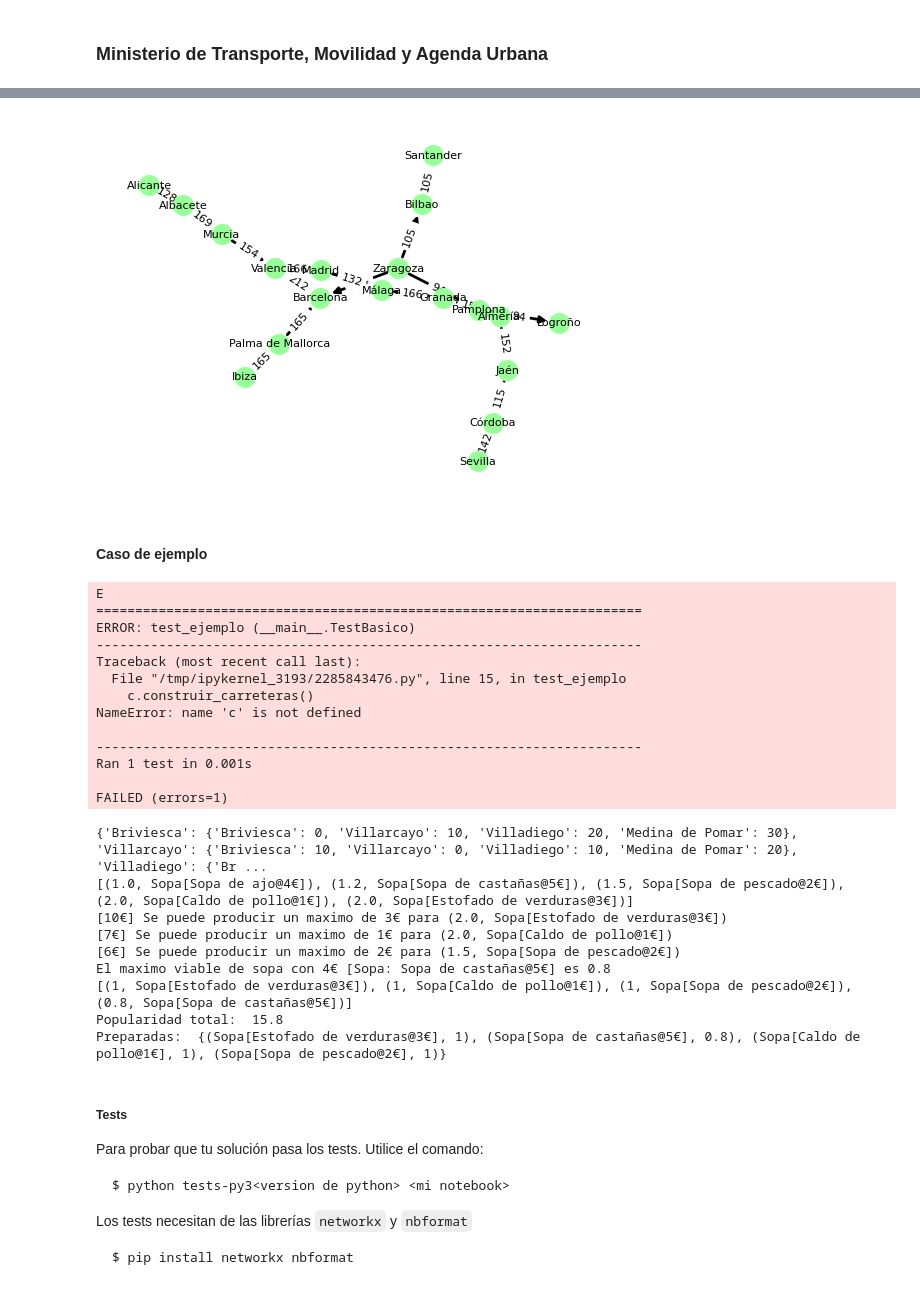
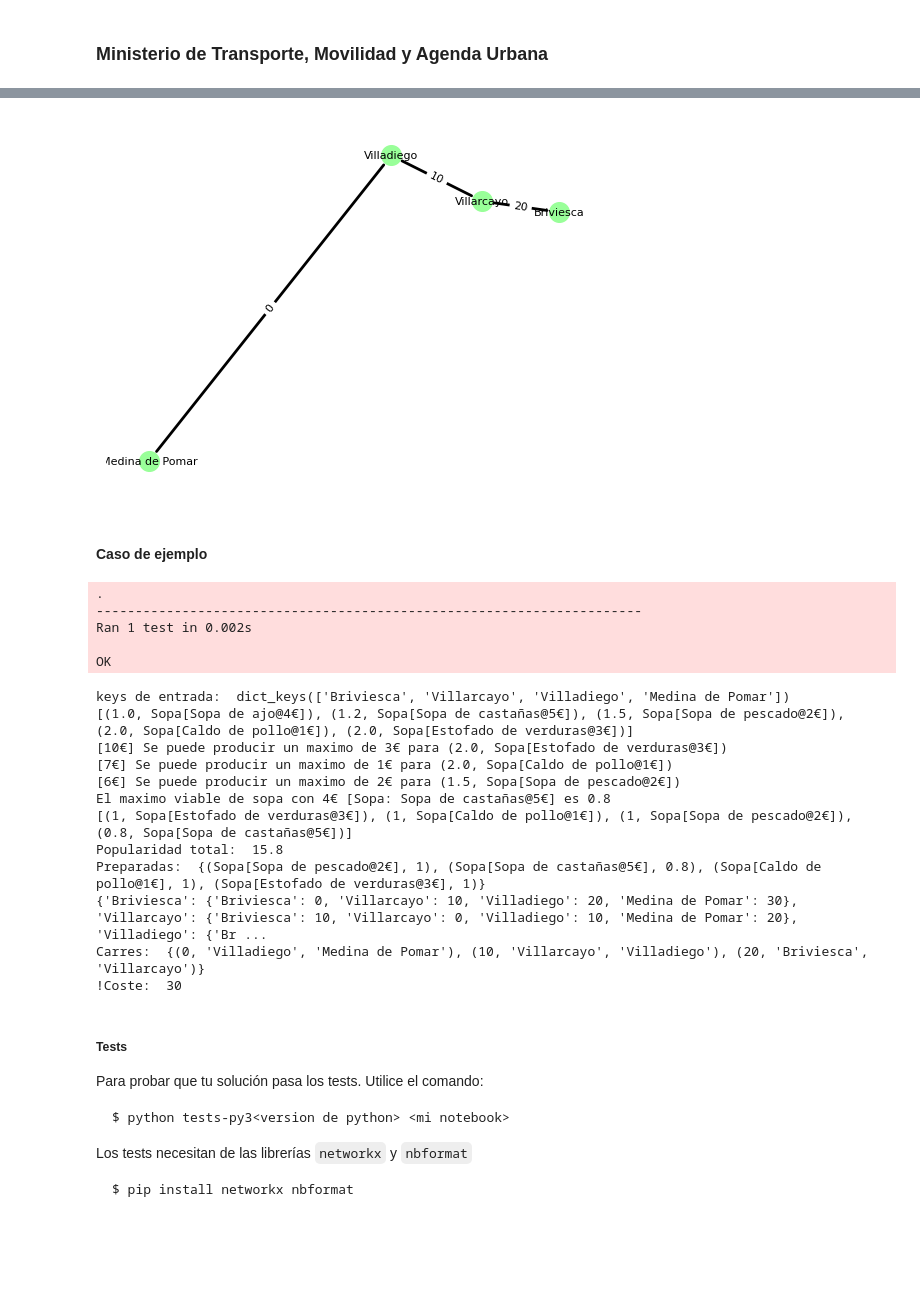
Before and after one commit to AlvarSML/Algoritmia2223, a Jupyter notebook: PO1-Voraces/PO1-Voraces.ipynb, the cells around one changed output, grey strips where cells are left out. Drawn from its saved outputs; the diff is of its cells as text; code cells hidden in the pictures; blank space fills up the shorter version.

```diff
--- a/PO1-Voraces/PO1-Voraces.ipynb
+++ b/PO1-Voraces/PO1-Voraces.ipynb
@@ -498,6 +523,6 @@ class RedComarcas:
 # %%
 # Gracias chatgtp por los datos de ejemplo
-costes = {
+costes2 = {
     "Madrid": {"Barcelona": 621, "Valencia": 355, "Málaga": 533, "Murcia": 398},
     "Barcelona": {"Madrid": 621, "Valencia": 355, "Zaragoza": 307, "Palma de Mallorca": 212},
     "Valencia": {"Madrid": 355, "Barcelona": 355, "Sevilla": 546, "Murcia": 73, "Alicante": 166},
@@ -519,11 +544,17 @@ costes = {
     "Logroño": {"Pamplona": 94}
 }
 
-nodos = ["Madrid", "Barcelona", "Valencia", "Sevilla", "Málaga", "Murcia", "Zaragoza", "Palma de Mallorca",
+nodos2 = ["Madrid", "Barcelona", "Valencia", "Sevilla", "Málaga", "Murcia", "Zaragoza", "Palma de Mallorca",
          "Alicante", "Córdoba", "Granada", "Albacete", "Bilbao", "Pamplona", "Ibiza", "Jaén", "Almería",
          "Santander", "Logroño"]
+
+costes = {'Briviesca': {'Briviesca': 0, 'Villarcayo': 10, 'Villadiego': 20, 'Medina de Pomar': 30}, 'Villarcayo': {'Briviesca': 10, 'Villarcayo': 0, 'Villadiego': 10, 'Medina de Pomar': 20}, 'Villadiego': {'Briviesca': 20, 'Villarcayo': 10, 'Villadiego': 0, 'Medina de Pomar': 10}, 'Medina de Pomar': {'Briviesca': 30, 'Villarcayo': 20, 'Villadiego': 10, 'Medina de Pomar': 0}}
+nodos = ['Briviesca', 'Villarcayo', 'Villadiego', 'Medina de Pomar']
+
 red = RedComarcas(comarcas = nodos, costes = costes)
 # %%
-resultado = red.prim_v1()
+resultado = red.construir_carreteras()
+coste = red.coste_total()
+resultado
 # %% [output]
 *********
@@ -560,11 +600,11 @@ def ver_grafo(grafo):
     for arco in grafo:
         G.add_edge(arco[1], arco[2], weight=arco[0])
 
-    pos = nx.spring_layout(G,k=0.9,iterations=20)
+    pos = nx.spring_layout(G, k=0.9, iterations=20)
 
     nx.draw_networkx_nodes(G, pos, node_size=200, node_color="#99FF99")
     nx.draw_networkx_labels(G, pos, font_size=8, font_family="sans-serif")
-    nx.draw_networkx_edges(G, pos, width=2, arrows=True, arrowstyle="-|>", edge_color='black')
+    nx.draw_networkx_edges(G, pos, width=2, arrows=True, arrowstyle="-", edge_color='black')
     nx.draw_networkx_edge_labels(G, pos, edge_labels={(u, v): d['weight'] for u, v, d in G.edges(data=True)}, font_size=8)
 
     plt.axis('off')
@@ -598,7 +623,8 @@ ver_grafo(grafo)
 # %%
-ver_grafo(resultado)
+res = dict_a_grafo(resultado)
+ver_grafo(res)
 # %% [output]
-[figure, old version]
+[figure, new version]
 # %% [markdown]
 #### Caso de ejemplo
 # %%
@@ -636,7 +663,7 @@ class TestBasico(unittest.TestCase):
 
     def test_ejemplo(self):
 
-        s, r = carga_dataset("toy.json")
+        s, r, c = carga_dataset("toy.json")
 
         restaurante_1 = r["El pintor"]
         restaurante_1.prepara(s)
@@ -645,27 +672,20 @@ class TestBasico(unittest.TestCase):
         preparadas = restaurante_1.sopas_preparadas()
         print("Preparadas: ", preparadas)
         self.assertIn((Sopa("Sopa de castañas", 5), 0.8), preparadas)
-
-        c.construir_carreteras()
+        print(c.costes)
+        carres = c.construir_carreteras()
+        print("Carres: ", c.arbol_carreteras)
         self.assertEqual(c.coste_total(), 30)
 
 if __name__ == '__main__':
     unittest.main(argv=['first-arg-is-ignored'], exit=False)
 # %% [output]
-E
-======================================================================
-ERROR: test_ejemplo (__main__.TestBasico)
+.
 ----------------------------------------------------------------------
-Traceback (most recent call last):
-  File "/tmp/ipykernel_3193/2285843476.py", line 15, in test_ejemplo
-    c.construir_carreteras()
-NameError: name 'c' is not defined
+Ran 1 test in 0.002s
 
-----------------------------------------------------------------------
-Ran 1 test in 0.001s
-
-FAILED (errors=1)
+OK
-{'Briviesca': {'Briviesca': 0, 'Villarcayo': 10, 'Villadiego': 20, 'Medina de Pomar': 30}, 'Villarcayo': {'Briviesca': 10, 'Villarcayo': 0, 'Villadiego': 10, 'Medina de Pomar': 20}, 'Villadiego': {'Br ...
+keys de entrada:  dict_keys(['Briviesca', 'Villarcayo', 'Villadiego', 'Medina de Pomar'])
 [(1.0, Sopa[Sopa de ajo@4€]), (1.2, Sopa[Sopa de castañas@5€]), (1.5, Sopa[Sopa de pescado@2€]), (2.0, Sopa[Caldo de pollo@1€]), (2.0, Sopa[Estofado de verduras@3€])]
 [10€] Se puede producir un maximo de 3€ para (2.0, Sopa[Estofado de verduras@3€])
 [7€] Se puede producir un maximo de 1€ para (2.0, Sopa[Caldo de pollo@1€])
@@ -673,7 +693,10 @@ FAILED (errors=1)
 El maximo viable de sopa con 4€ [Sopa: Sopa de castañas@5€] es 0.8
 [(1, Sopa[Estofado de verduras@3€]), (1, Sopa[Caldo de pollo@1€]), (1, Sopa[Sopa de pescado@2€]), (0.8, Sopa[Sopa de castañas@5€])]
 Popularidad total:  15.8
-Preparadas:  {(Sopa[Estofado de verduras@3€], 1), (Sopa[Sopa de castañas@5€], 0.8), (Sopa[Caldo de pollo@1€], 1), (Sopa[Sopa de pescado@2€], 1)}
+Preparadas:  {(Sopa[Sopa de pescado@2€], 1), (Sopa[Sopa de castañas@5€], 0.8), (Sopa[Caldo de pollo@1€], 1), (Sopa[Estofado de verduras@3€], 1)}
+{'Briviesca': {'Briviesca': 0, 'Villarcayo': 10, 'Villadiego': 20, 'Medina de Pomar': 30}, 'Villarcayo': {'Briviesca': 10, 'Villarcayo': 0, 'Villadiego': 10, 'Medina de Pomar': 20}, 'Villadiego': {'Br ...
+Carres:  {(0, 'Villadiego', 'Medina de Pomar'), (10, 'Villarcayo', 'Villadiego'), (20, 'Briviesca', 'Villarcayo')}
+!Coste:  30
 # %% [markdown]
 ##### **Tests**
 
```
Also changed, not shown: parts of 8 cells of this notebook, 5 other files.
